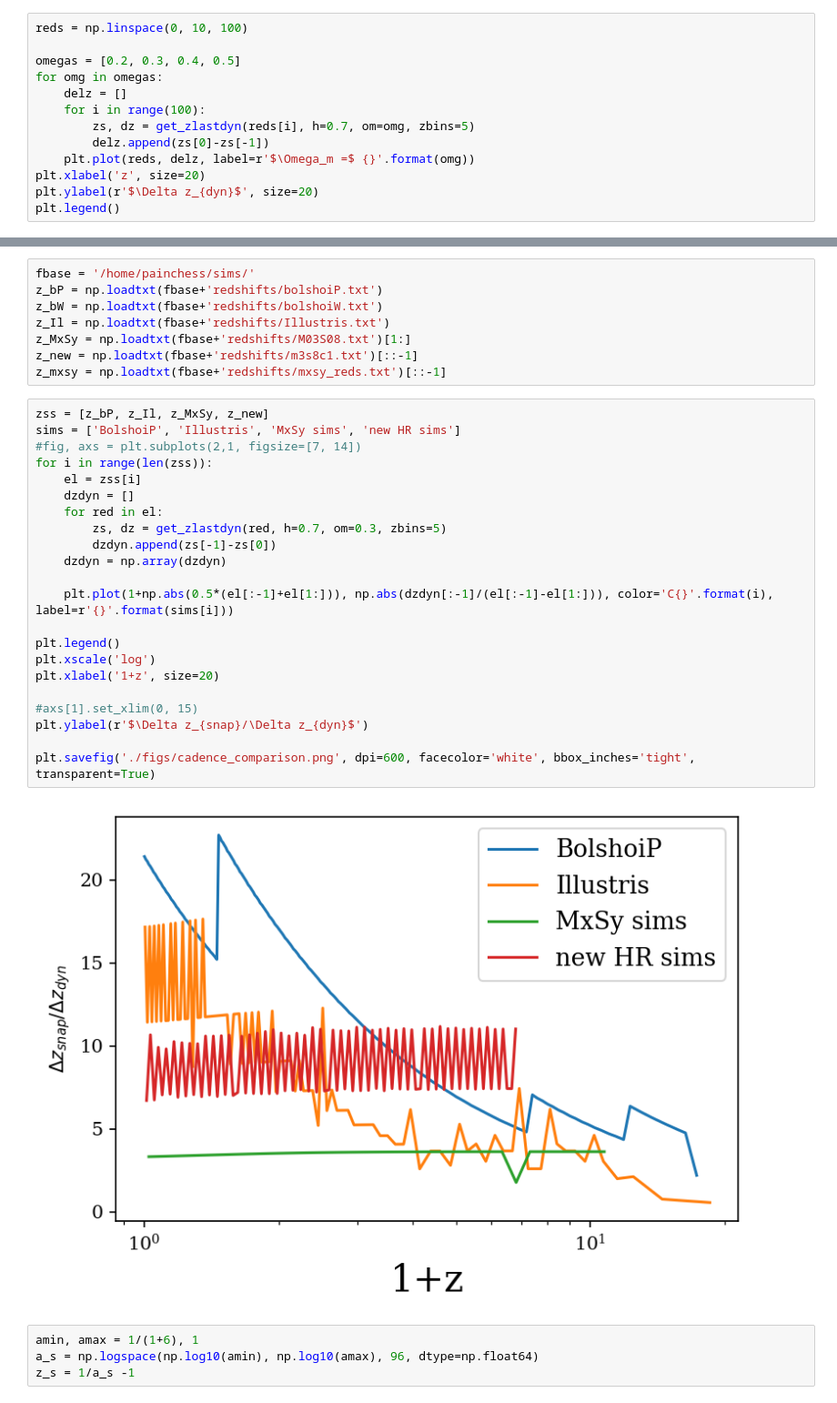
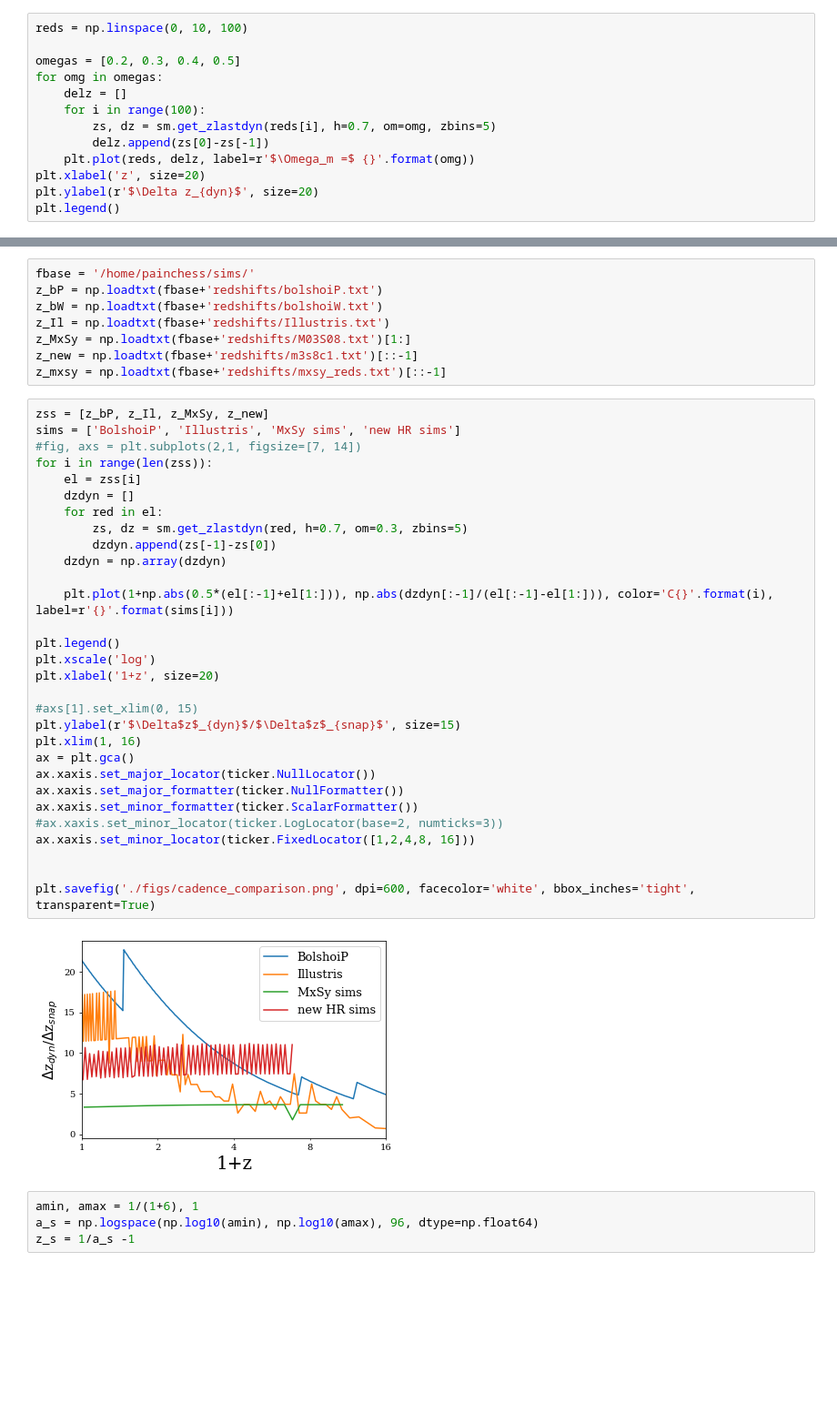
Before and after one commit to amourayuba/Growth_rates, a Jupyter notebook: Analytical/Cadence_comparison.ipynb, the cells around one changed output, grey strips where cells are left out. Shown at 91% size. Cells and saved outputs as stored; diff of their text form; blank space fills up the shorter version.

```diff
--- a/Analytical/Cadence_comparison.ipynb
+++ b/Analytical/Cadence_comparison.ipynb
@@ -23,7 +25,7 @@ omegas = [0.2, 0.3, 0.4, 0.5]
 for omg in omegas:
     delz = []
     for i in range(100):
-        zs, dz = get_zlastdyn(reds[i], h=0.7, om=omg, zbins=5)
+        zs, dz = sm.get_zlastdyn(reds[i], h=0.7, om=omg, zbins=5)
         delz.append(zs[0]-zs[-1])
     plt.plot(reds, delz, label=r'$\Omega_m =$ {}'.format(omg))
 plt.xlabel('z', size=20)
@@ -43,27 +45,35 @@ z_mxsy = np.loadtxt(fbase+'redshifts/mxsy_reds.txt')[::-1]
 # %%
 zss = [z_bP, z_Il, z_MxSy, z_new]
 sims = ['BolshoiP', 'Illustris', 'MxSy sims', 'new HR sims']
 #fig, axs = plt.subplots(2,1, figsize=[7, 14])
 for i in range(len(zss)):
     el = zss[i]
     dzdyn = []
     for red in el:
-        zs, dz = get_zlastdyn(red, h=0.7, om=0.3, zbins=5)
+        zs, dz = sm.get_zlastdyn(red, h=0.7, om=0.3, zbins=5)
         dzdyn.append(zs[-1]-zs[0])
     dzdyn = np.array(dzdyn)
 
     plt.plot(1+np.abs(0.5*(el[:-1]+el[1:])), np.abs(dzdyn[:-1]/(el[:-1]-el[1:])), color='C{}'.format(i), label=r'{}'.format(sims[i]))
 
 plt.legend()
 plt.xscale('log')
 plt.xlabel('1+z', size=20)
 
 #axs[1].set_xlim(0, 15)
-plt.ylabel(r'$\Delta z_{snap}/\Delta z_{dyn}$')
+plt.ylabel(r'$\Delta$z$_{dyn}$/$\Delta$z$_{snap}$', size=15)
+plt.xlim(1, 16)
+ax = plt.gca()
+ax.xaxis.set_major_locator(ticker.NullLocator())
+ax.xaxis.set_major_formatter(ticker.NullFormatter())
+ax.xaxis.set_minor_formatter(ticker.ScalarFormatter())
+#ax.xaxis.set_minor_locator(ticker.LogLocator(base=2, numticks=3))
+ax.xaxis.set_minor_locator(ticker.FixedLocator([1,2,4,8, 16]))
+
 
 plt.savefig('./figs/cadence_comparison.png', dpi=600, facecolor='white', bbox_inches='tight', transparent=True)
 # %% [output]
-[figure, old version]
+[figure, new version]
 # %%
 amin, amax = 1/(1+6), 1
 a_s = np.logspace(np.log10(amin), np.log10(amax), 96, dtype=np.float64)
```
Also changed, not shown: parts of 3 cells of this notebook, 43 other files.
